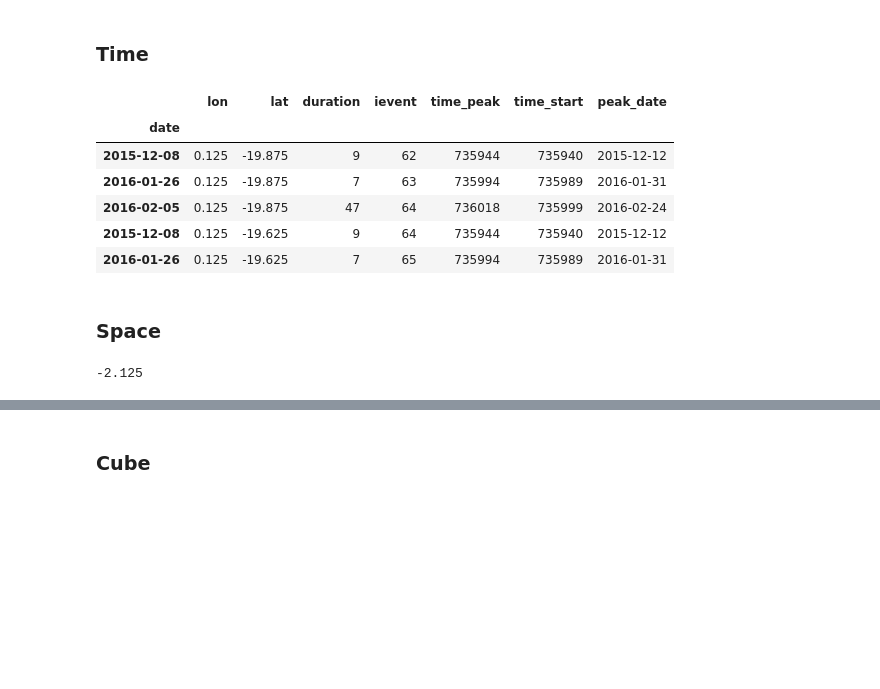
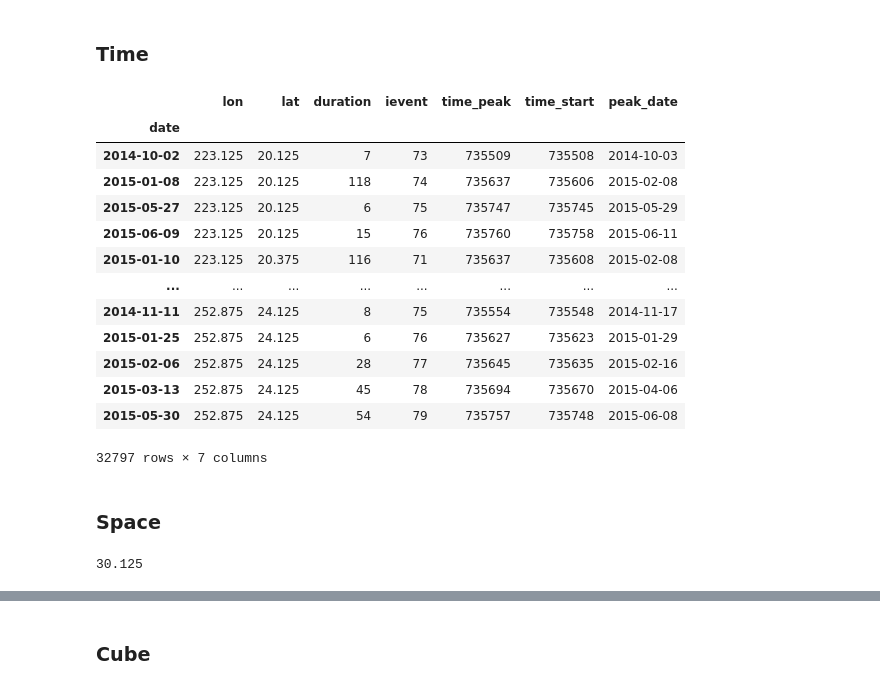
Before and after one commit to profxj/mhw_analysis, a Jupyter notebook: doc/nb/MHW_3D.ipynb, the cells around one changed output, grey strips where cells are left out. Cells and saved outputs as stored; diff of their text form; code cells hidden in the pictures; blank space fills up the shorter version.

Commit message:
pacific

```diff
--- a/doc/nb/MHW_3D.ipynb
+++ b/doc/nb/MHW_3D.ipynb
@@ -93,0 +96,2 @@ ievent
+# %%
+pacific_events = mhw_events[(np.abs(mhw_events['lat']-35.) < 15.) & (np.abs(mhw_events['lon']-238.) < 15.)]
@@ -118,23 +173,33 @@ Timestamp('2016-05-27 00:00:00')
 ### Time
 # %%
 #neartime_events = mhw_events["2018-10-15":"2019-02-23"]
-neartime_events = equ_events["2015-03-21":"2016-05-27"]
+#neartime_events = equ_events["2015-03-21":"2016-05-27"]
+neartime_events = pacific_events["2014-09-20":"2015-07-01"] # Buffered by ~10 days
 # %%
-neartime_events.head()
+neartime_events
 # %% [output]
 |  | lon | lat | duration | ievent | time_peak | time_start | peak_date |
 | date |  |  |  |  |  |  |  |
-| 2015-12-08 | 0.125 | -19.875 | 9 | 62 | 735944 | 735940 | 2015-12-12 |
-| 2016-01-26 | 0.125 | -19.875 | 7 | 63 | 735994 | 735989 | 2016-01-31 |
-| 2016-02-05 | 0.125 | -19.875 | 47 | 64 | 736018 | 735999 | 2016-02-24 |
-| 2015-12-08 | 0.125 | -19.625 | 9 | 64 | 735944 | 735940 | 2015-12-12 |
-| 2016-01-26 | 0.125 | -19.625 | 7 | 65 | 735994 | 735989 | 2016-01-31 |
+| 2014-10-02 | 223.125 | 20.125 | 7 | 73 | 735509 | 735508 | 2014-10-03 |
+| 2015-01-08 | 223.125 | 20.125 | 118 | 74 | 735637 | 735606 | 2015-02-08 |
+| 2015-05-27 | 223.125 | 20.125 | 6 | 75 | 735747 | 735745 | 2015-05-29 |
+| 2015-06-09 | 223.125 | 20.125 | 15 | 76 | 735760 | 735758 | 2015-06-11 |
+| 2015-01-10 | 223.125 | 20.375 | 116 | 71 | 735637 | 735608 | 2015-02-08 |
+| ... | ... | ... | ... | ... | ... | ... | ... |
+| 2014-11-11 | 252.875 | 24.125 | 8 | 75 | 735554 | 735548 | 2014-11-17 |
+| 2015-01-25 | 252.875 | 24.125 | 6 | 76 | 735627 | 735623 | 2015-01-29 |
+| 2015-02-06 | 252.875 | 24.125 | 28 | 77 | 735645 | 735635 | 2015-02-16 |
+| 2015-03-13 | 252.875 | 24.125 | 45 | 78 | 735694 | 735670 | 2015-04-06 |
+| 2015-05-30 | 252.875 | 24.125 | 54 | 79 | 735757 | 735748 | 2015-06-08 |
+32797 rows × 7 columns
 # %% [markdown]
 ### Space
 # %%
+event = p_event
+#event.lat.values[0]
 event.lat.values[0]
 # %% [output]
--2.125
+30.125
 # %%
 nearst_events = neartime_events[(np.abs(
     neartime_events.lat-event.lat.values[0]) < 10.) & (np.abs(
```
Also changed, not shown: parts of 16 cells of this notebook, 3 other files.
